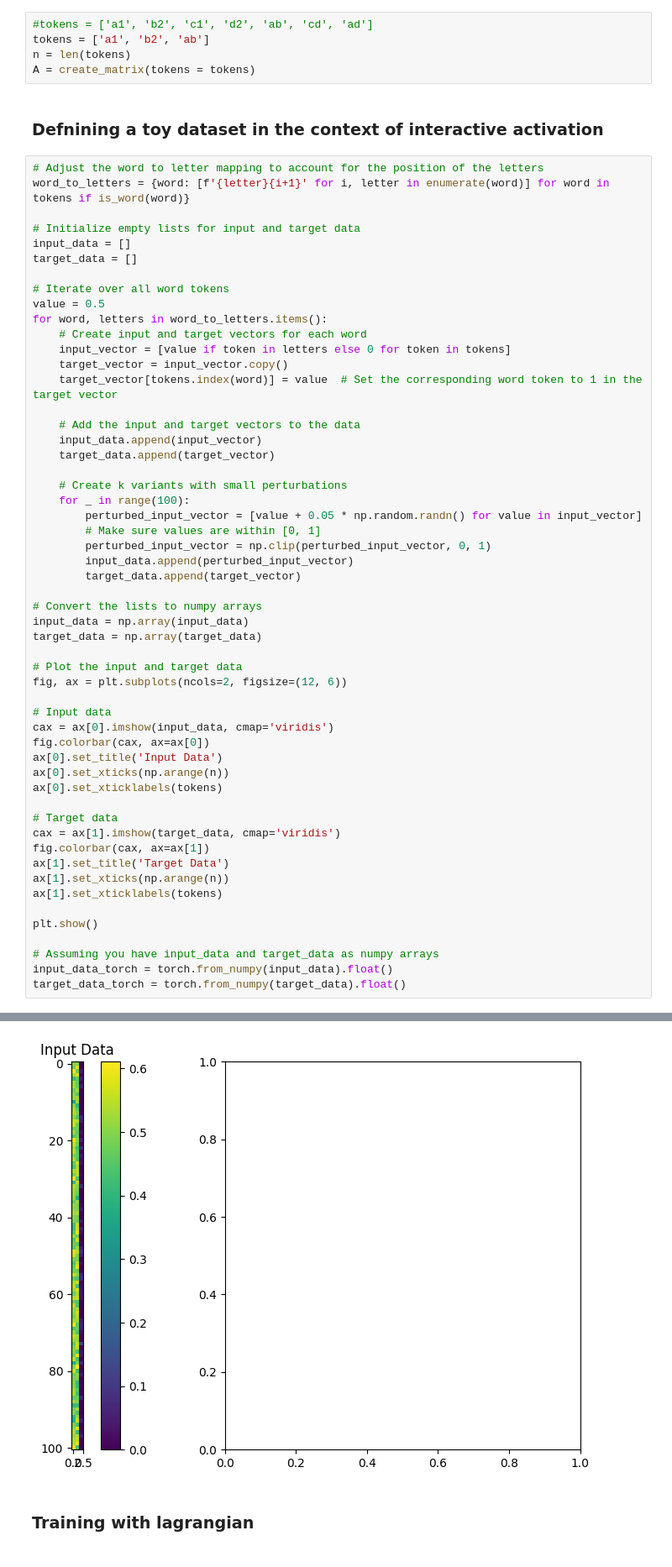
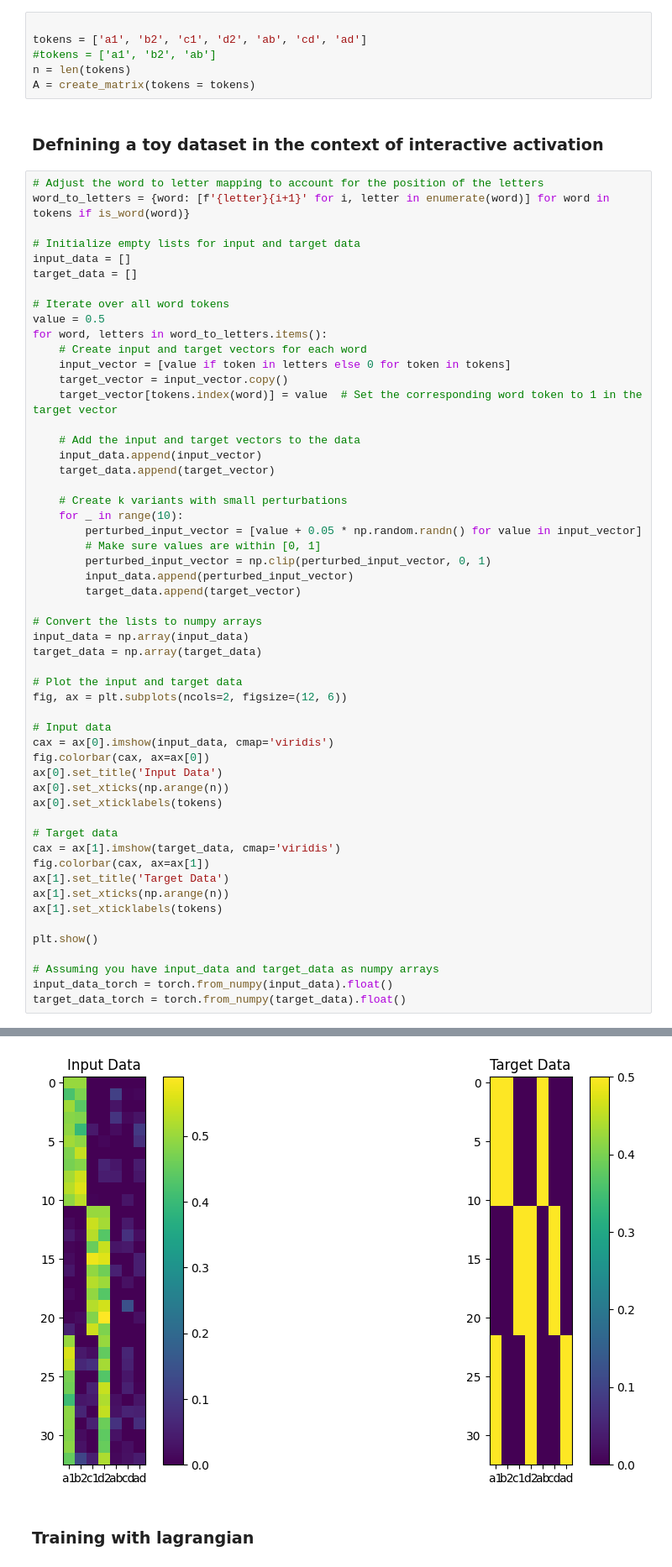
Before and after one commit to THANNAGA/Lagrangian, a Jupyter notebook: GLV_bounded_lagrangian.ipynb, the cells around one changed output, grey strips where cells are left out. Shown at 84% size. Cells and saved outputs as stored; diff of their text form.

```diff
--- a/GLV_bounded_lagrangian.ipynb
+++ b/GLV_bounded_lagrangian.ipynb
@@ -154,8 +156,9 @@ def create_matrix(tokens=[], WtoL=0.01, LtoW=0.05, LtoL=-0.1, WtoW=-0.5):
               adjacency_matrix[j, i] = LtoW
   return adjacency_matrix
 # %%
-#tokens = ['a1', 'b2', 'c1', 'd2', 'ab', 'cd', 'ad']
-tokens = ['a1', 'b2', 'ab']
+
+tokens = ['a1', 'b2', 'c1', 'd2', 'ab', 'cd', 'ad']
+#tokens = ['a1', 'b2', 'ab']
 n = len(tokens)
 A = create_matrix(tokens = tokens)
 # %% [markdown]
@@ -181,7 +184,7 @@ for word, letters in word_to_letters.items():
     target_data.append(target_vector)
 
     # Create k variants with small perturbations
-    for _ in range(100):
+    for _ in range(10):
         perturbed_input_vector = [value + 0.05 * np.random.randn() for value in input_vector]
         # Make sure values are within [0, 1]
         perturbed_input_vector = np.clip(perturbed_input_vector, 0, 1)
@@ -219,4 +221,4 @@ NameError: ignored
-[figure, old version]
+[figure, new version]
 # %% [markdown]
 ### Training with lagrangian
 # %%
```
Also changed, not shown: parts of 13 cells of this notebook.
